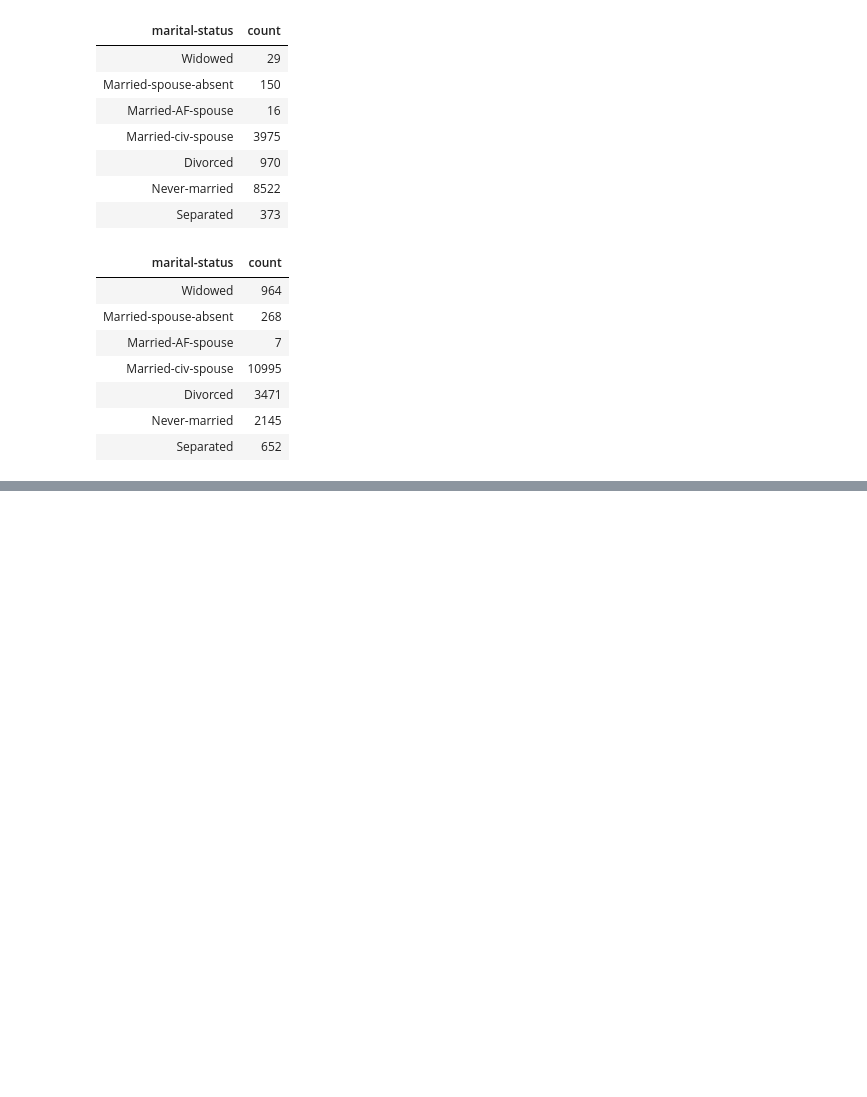
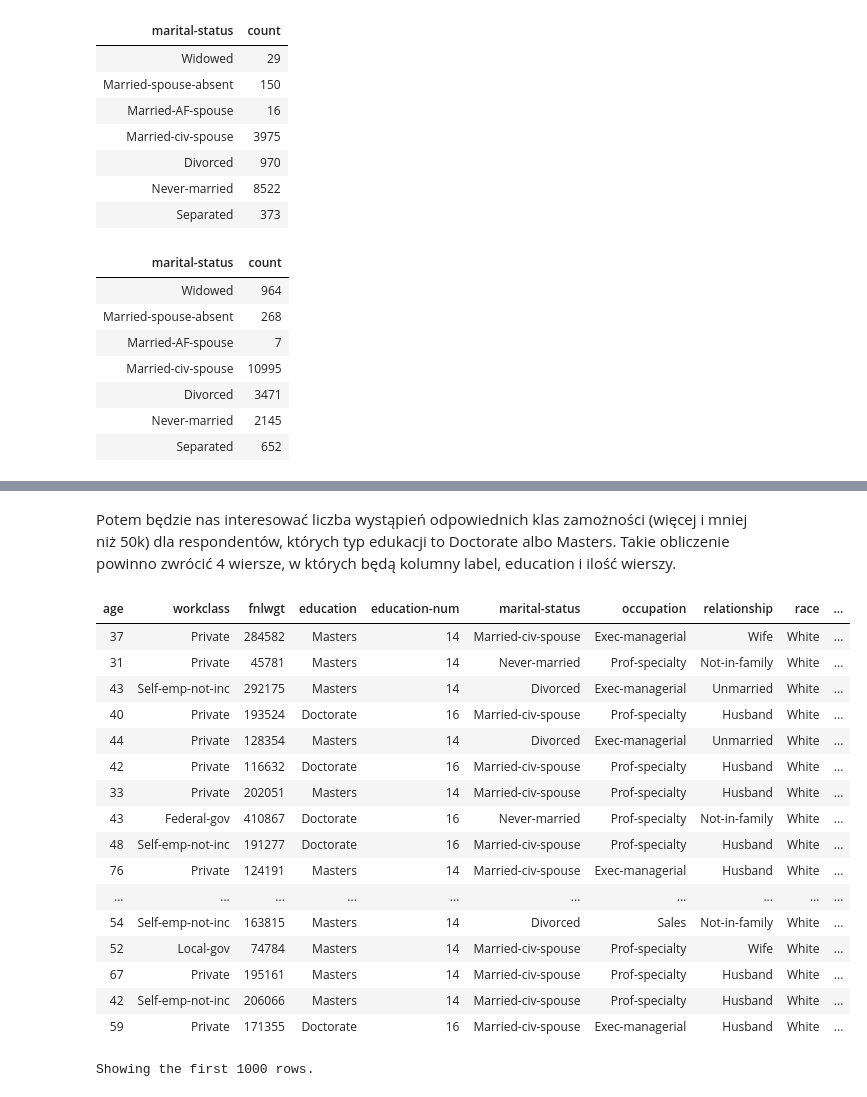
Before and after one commit to may-gvg/Spark, a Jupyter notebook: pyspark df - zad.ipynb, the cells around one changed output, grey strips where cells are left out. Drawn from its saved outputs; the diff is of its cells as text; code cells hidden in the pictures; blank space fills up the shorter version.

```diff
--- a/pyspark df - zad.ipynb
+++ b/pyspark df - zad.ipynb
@@ -291,0 +482,27 @@ display(df_too_old_to_die_young.groupby('marital-status').count().collect())
+# %% [markdown]
+Potem będzie nas interesować liczba wystąpień odpowiednich klas zamożności (więcej i mniej niż 50k) dla respondentów, których typ edukacji to Doctorate albo Masters. Takie obliczenie powinno zwrócić 4 wiersze, w których będą kolumny label, education i ilość wierszy.
+# %%
+%sql
+SELECT * FROM adult
+where education = ' Doctorate' or education= ' Masters'
+
+;
+# %% [output]
+| age | workclass | fnlwgt | education | education-num | marital-status | occupation | relationship | race | ... |
+| 37 | Private | 284582 | Masters | 14 | Married-civ-spouse | Exec-managerial | Wife | White | ... |
+| 31 | Private | 45781 | Masters | 14 | Never-married | Prof-specialty | Not-in-family | White | ... |
+| 43 | Self-emp-not-inc | 292175 | Masters | 14 | Divorced | Exec-managerial | Unmarried | White | ... |
+| 40 | Private | 193524 | Doctorate | 16 | Married-civ-spouse | Prof-specialty | Husband | White | ... |
+| 44 | Private | 128354 | Masters | 14 | Divorced | Exec-managerial | Unmarried | White | ... |
+| 42 | Private | 116632 | Doctorate | 16 | Married-civ-spouse | Prof-specialty | Husband | White | ... |
+| 33 | Private | 202051 | Masters | 14 | Married-civ-spouse | Prof-specialty | Husband | White | ... |
+| 43 | Federal-gov | 410867 | Doctorate | 16 | Never-married | Prof-specialty | Not-in-family | White | ... |
+| 48 | Self-emp-not-inc | 191277 | Doctorate | 16 | Married-civ-spouse | Prof-specialty | Husband | White | ... |
+| 76 | Private | 124191 | Masters | 14 | Married-civ-spouse | Exec-managerial | Husband | White | ... |
+| ... | ... | ... | ... | ... | ... | ... | ... | ... | ... |
+| 54 | Self-emp-not-inc | 163815 | Masters | 14 | Divorced | Sales | Not-in-family | White | ... |
+| 52 | Local-gov | 74784 | Masters | 14 | Married-civ-spouse | Prof-specialty | Wife | White | ... |
+| 67 | Private | 195161 | Masters | 14 | Married-civ-spouse | Prof-specialty | Husband | White | ... |
+| 42 | Self-emp-not-inc | 206066 | Masters | 14 | Married-civ-spouse | Prof-specialty | Husband | White | ... |
+| 59 | Private | 171355 | Doctorate | 16 | Married-civ-spouse | Exec-managerial | Husband | White | ... |
+Showing the first 1000 rows.
```
Also changed, not shown: parts of 17 cells of this notebook, 11 other files.
